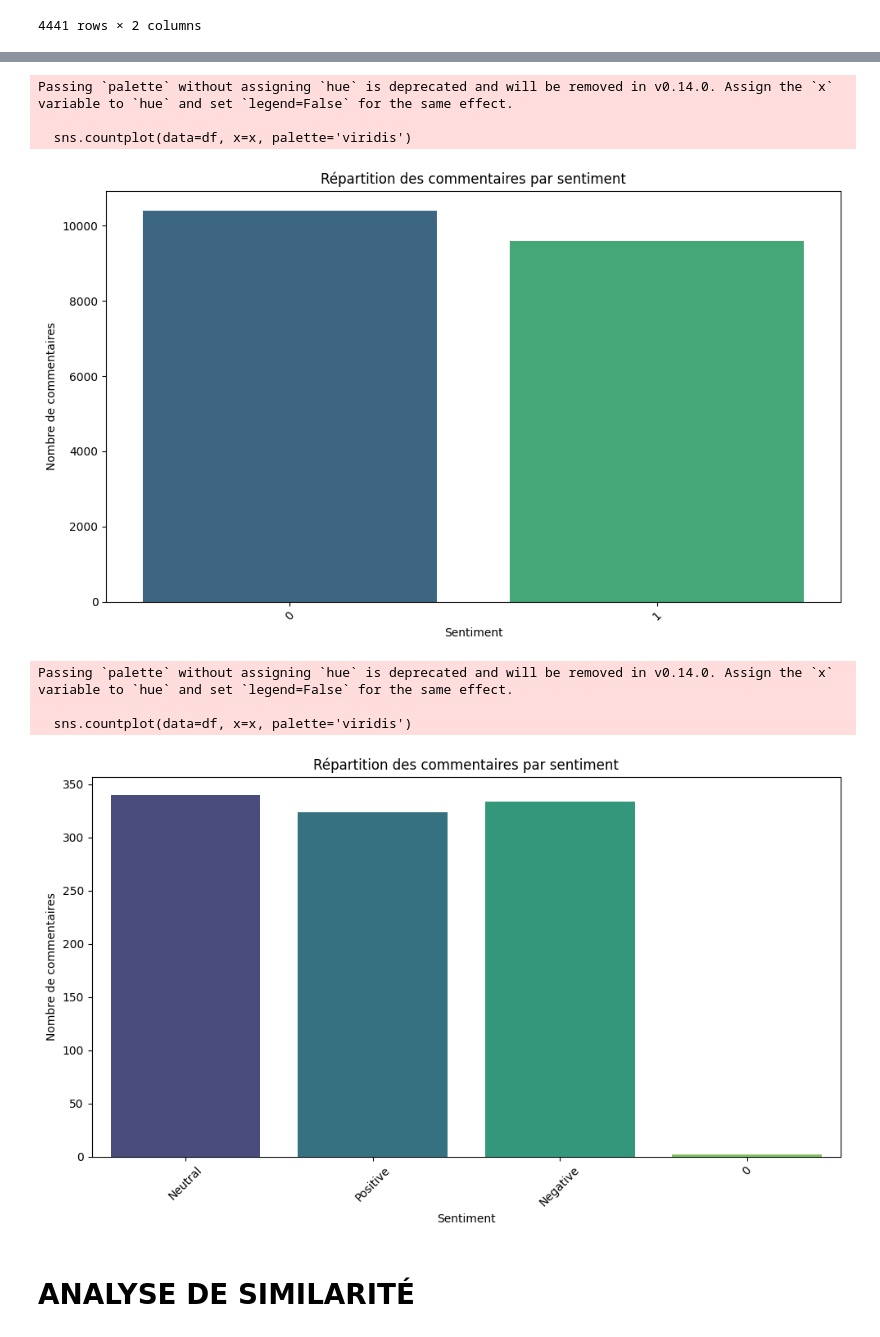
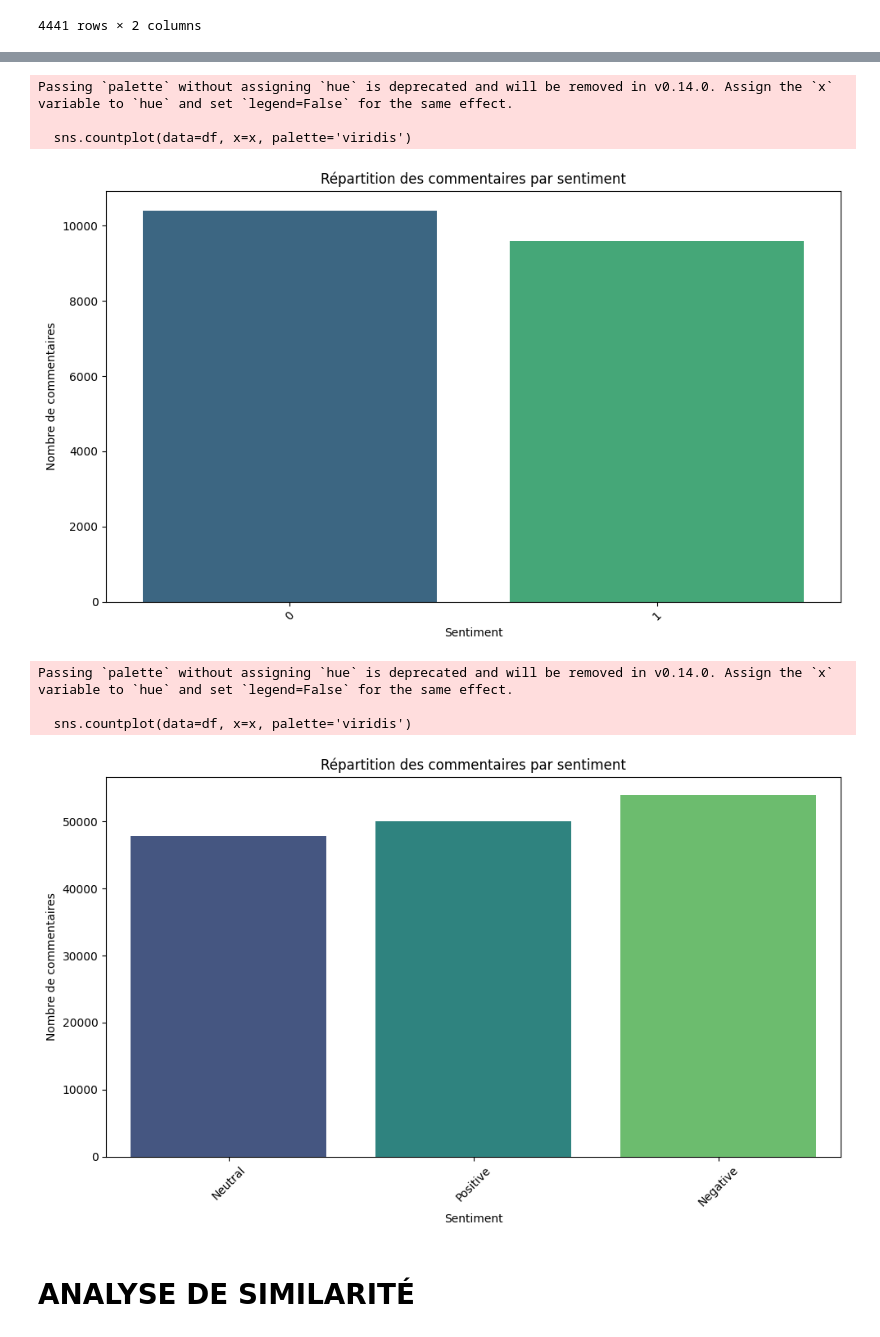
Before and after one commit to Carla-FL/Projet-RNCP, a Jupyter notebook: notebooks/3_SentimentAnalysis.ipynb, the cells around one changed output, grey strips where cells are left out. Drawn from its saved outputs; the diff is of its cells as text; code cells hidden in the pictures.

Commit message:
analyse de sentiment sur new train set

```diff
--- a/notebooks/3_SentimentAnalysis.ipynb
+++ b/notebooks/3_SentimentAnalysis.ipynb
@@ -38,6 +46,7 @@ yt.head()
 df_tweets = pd.read_csv('../data/french_tweets.csv') # les tweets
 df_yt = pd.read_csv('/Users/carla/Downloads/partial_translation_1754895688.csv') # les commentaires youtube traduits en français
 df_alloc = pd.read_csv('/Users/carla/Desktop/GitHub/Projet-RNCP/data/test.csv') # les commentaires allociné
+df_yt_trad = pd.read_csv('/Users/carla/Desktop/GitHub/Projet-RNCP/notebooks/recovered_translations_20250907_2042.csv')
 # %%
 df_yt.head()
 # %% [output]
@@ -47,3 +56,21 @@ df_yt.head()
 | 2 | UgxB0jh2Ur41mcXr5IB4AaABAg | papg2tsoFzg | Welcome to Javascript Course | @Abdulla-ip8qr | UCWBK35w5Swy1iF5xIbEyw3A | waiting next video will be? | Neutral | 1 | 0 | ... |
 | 3 | UgwMOh95MfK0GuXLLrF4AaABAg | 31KTdfRH6nY | Building web applications in Java... | @finnianthehuman | UCwQ2Z03nOcMxWozBb_Cv66w | Thanks for the great video.\n\nI ... | Neutral | 0 | 1 | ... |
 | 4 | UgxJuUe5ysG8OSbABAl4AaABAg | -hV6aeyPHPA | After a new engine her car dies o... | @ryoutubeplaylistb6137 | UCTTcJ0tsAKQokmHB2qVb1qQ | Good person helping good people.\... | Positive | 3 | 1 | ... |
+# %%
+from langdetect import detect, DetectorFactory
+DetectorFactory.seed = 0  # rendre les résultats reproductibles
+
+def detect_lang_safe(text):
+    text = str(text).strip()
+    # si le texte est trop court ou ne contient pas de lettres, on retourne "unknown"
+    if not text or len(text) < 3 or text.isnumeric():
+        return "unknown"
+    try:
+        return detect(text)
+    except:
+        return "unknown"
+
+df_yt_trad['text_fr'] = df_yt_trad['text_fr'].fillna(" ").astype(str)
+df_yt_trad['lang'] = df_yt_trad['text_fr'].apply(detect_lang_safe)
+# %%
+df_yt_trad = df_yt_trad[df_yt_trad['lang'] == "fr"].reset_index(drop=True)
@@ -123,35 +174,37 @@ def plot_sentiment_distribution(df : pd.DataFrame, x :str) :
     sns.countplot(data=df, x=x, palette='viridis')
     plt.title('Répartition des commentaires par sentiment')
     plt.xlabel('Sentiment')
     plt.ylabel('Nombre de commentaires')
     plt.xticks(rotation=45)
     plt.tight_layout()
     plt.show()
 
 plot_sentiment_distribution(df_tweets, 'label')
 
 plot_sentiment_distribution(df_yt, 'Sentiment')
 
 plot_sentiment_distribution(df_alloc, 'polarity')
 
-plot_sentiment_distribution(trad, 'Sentiment')
+# plot_sentiment_distribution(trad, 'Sentiment')
+
+plot_sentiment_distribution(df_yt_trad, 'Sentiment')
 # %% [output]
 Passing `palette` without assigning `hue` is deprecated and will be removed in v0.14.0. Assign the `x` variable to `hue` and set `legend=False` for the same effect.
 
   sns.countplot(data=df, x=x, palette='viridis')
 [figure]
 Passing `palette` without assigning `hue` is deprecated and will be removed in v0.14.0. Assign the `x` variable to `hue` and set `legend=False` for the same effect.
 
   sns.countplot(data=df, x=x, palette='viridis')
 [figure]
 Passing `palette` without assigning `hue` is deprecated and will be removed in v0.14.0. Assign the `x` variable to `hue` and set `legend=False` for the same effect.
 
   sns.countplot(data=df, x=x, palette='viridis')
 [figure]
 Passing `palette` without assigning `hue` is deprecated and will be removed in v0.14.0. Assign the `x` variable to `hue` and set `legend=False` for the same effect.
 
   sns.countplot(data=df, x=x, palette='viridis')
-[figure, old version]
+[figure, new version]
 # %%
 from langdetect import detect
 # filtre de data set sur les commentaires en anglais
```
Also changed, not shown: parts of 44 cells of this notebook, 4 other files.
